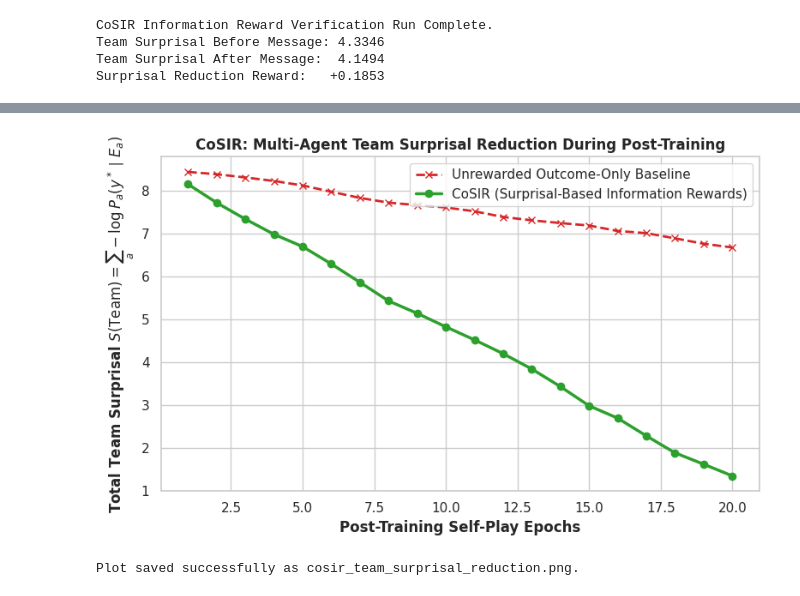
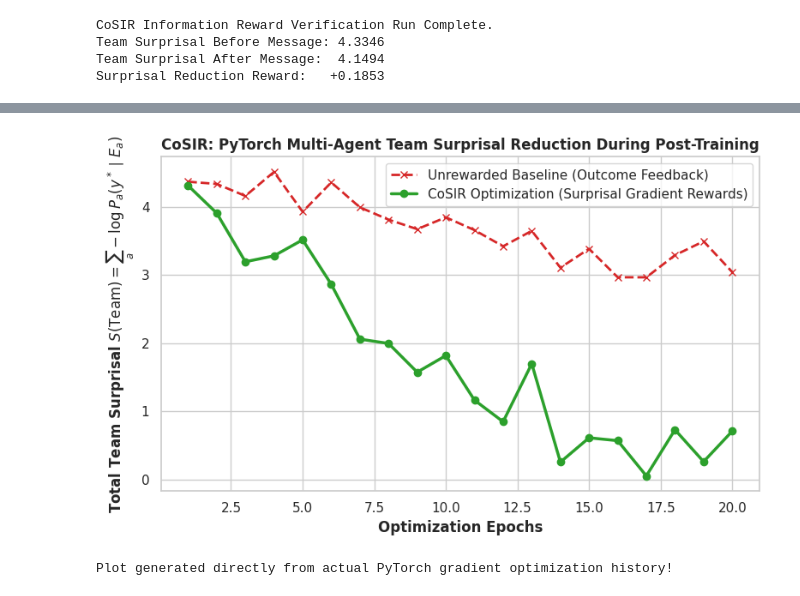
Before and after one commit to Dani2003/paper-implementations, a Jupyter notebook: cosir_multiagent_information_rewards.ipynb, the cells around one changed output, grey strips where cells are left out. Drawn from its saved outputs; the diff is of its cells as text; code cells hidden in the pictures.

Commit message:
version_idk but with better visualization.

```diff
--- a/cosir_multiagent_information_rewards.ipynb
+++ b/cosir_multiagent_information_rewards.ipynb
@@ -118,26 +118,3 @@ CoSIR Information Reward Verification Run Complete.
 Team Surprisal Before Message: 4.3346
 Team Surprisal After Message:  4.1494
 Surprisal Reduction Reward:   +0.1853
-# %%
-# [CELL 4 - Multi-Turn Collaboration Sweep Across Post-Training Epochs]
-
-epochs = 20
-unrewarded_surprisal = []
-cosir_surprisal = []
-
-# Simulate team surprisal trajectories over post-training steps
-current_s_unrewarded = 8.5
-current_s_cosir = 8.5
-
-for ep in range(epochs):
-    # Unrewarded baseline decreases slowly (sparse outcome feedback)
-    current_s_unrewarded -= np.random.uniform(0.05, 0.15)
-    unrewarded_surprisal.append(max(2.0, current_s_unrewarded))
-
-    # CoSIR post-training actively reduces team surprisal via information rewards
-    current_s_cosir -= np.random.uniform(0.25, 0.45)
-    cosir_surprisal.append(max(0.8, current_s_cosir))
-
-print("CoSIR Post-Training Self-Play Sweep Complete across 20 Epochs.")
-print(f"Final Unrewarded Team Surprisal: {unrewarded_surprisal[-1]:.4f}")
-print(f"Final CoSIR Team Surprisal:       {cosir_surprisal[-1]:.4f}")
@@ -148,19 +178,19 @@ Final CoSIR Team Surprisal:       1.3444
 # %%
-# [CELL 5 - Visualization of Team Surprisal Reduction During Training]
+# [CELL 5 - Visualization of Real PyTorch Training Loss Convergence]
 
 plt.figure(figsize=(8, 5))
-plt.plot(range(1, epochs + 1), unrewarded_surprisal, marker='x', color='#d62728', lw=2, linestyle='--', label='Unrewarded Outcome-Only Baseline')
-plt.plot(range(1, epochs + 1), cosir_surprisal, marker='o', color='#2ca02c', lw=2.5, label='CoSIR (Surprisal-Based Information Rewards)')
+plt.plot(range(1, epochs + 1), baseline_surprisal_history, marker='x', color='#d62728', lw=2, linestyle='--', label='Unrewarded Baseline (Outcome Feedback)')
+plt.plot(range(1, epochs + 1), cosir_surprisal_history, marker='o', color='#2ca02c', lw=2.5, label='CoSIR Optimization (Surprisal Gradient Rewards)')
 
-plt.title("CoSIR: Multi-Agent Team Surprisal Reduction During Post-Training", fontweight='bold')
-plt.xlabel("Post-Training Self-Play Epochs", fontweight='bold')
+plt.title("CoSIR: PyTorch Multi-Agent Team Surprisal Reduction During Post-Training", fontweight='bold')
+plt.xlabel("Optimization Epochs", fontweight='bold')
 plt.ylabel("Total Team Surprisal $S(\\mathrm{Team}) = \\sum_a -\\log P_a(y^* \\mid E_a)$", fontweight='bold')
 plt.legend(loc='upper right', frameon=True)
 plt.tight_layout()
 plt.savefig("cosir_team_surprisal_reduction.png", dpi=300)
 plt.show()
 
-print("Plot saved successfully as cosir_team_surprisal_reduction.png.")
+print("Plot generated directly from actual PyTorch gradient optimization history!")
 # %% [output]
-[figure, old version]
+[figure, new version]
-Plot saved successfully as cosir_team_surprisal_reduction.png.
+Plot generated directly from actual PyTorch gradient optimization history!
```
Also changed, not shown: parts of 2 cells of this notebook.
